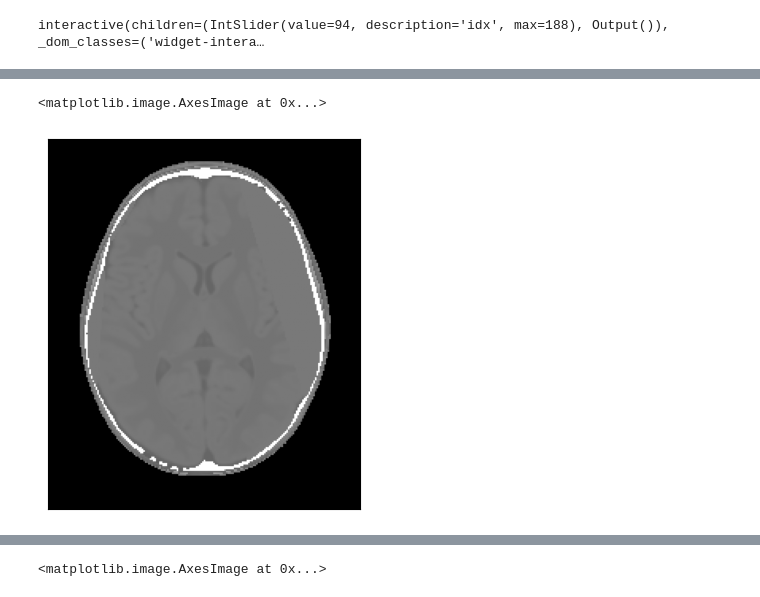
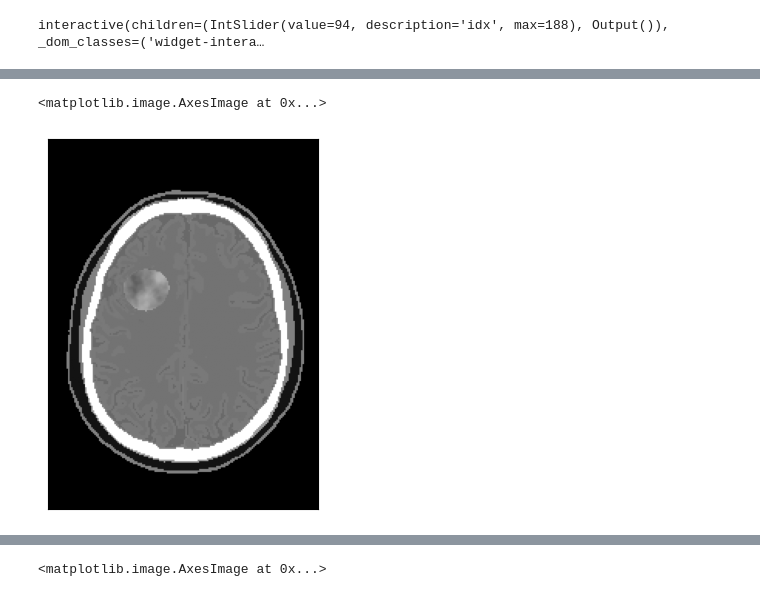
Before and after one commit to DIDSR/InSilicoICH, a Jupyter notebook: notebooks/01_phantoms.ipynb, the cells around one changed output, grey strips where cells are left out. Cells and saved outputs as stored; diff of their text form; code cells hidden in the pictures.

```diff
--- a/notebooks/01_phantoms.ipynb
+++ b/notebooks/01_phantoms.ipynb
@@ -228,0 +134,11 @@ interactive(children=(IntSlider(value=94, description='idx', max=188), Output())
+# %%
+phantom = available_phantoms['6.5 yr NIHPD Head']()
+phantom.insert_lesion('IPH', mass_effect=0.5, intensity=50, volume=2, complexity=3,
+                      smoothness=0.2, irregularity=0.5, eccentricity=0.6, edema=2,
+                      seed=1, texture_kwargs=dict(noise_type='perlin', contrast_std=1, scale=1))
+phantom.insert_lesion('IPH', mass_effect=0.5, intensity=50, volume=2, complexity=3,
+                      smoothness=0.2, irregularity=0.5, eccentricity=0.6, edema=2,
+                      seed=2, texture_kwargs=dict(noise_type='perlin', contrast_std=1, scale=4))
+phantom.insert_lesion('IPH', mass_effect=0.5, intensity=50, volume=2, complexity=3,
+                      smoothness=0.2, irregularity=0.5, eccentricity=0.6, edema=2,
+                      seed=3, texture_kwargs=dict(noise_type='perlin', contrast_std=1, scale=16))
@@ -229,9 +211,9 @@ interactive(children=(IntSlider(value=94, description='idx', max=188), Output())
 # %%
 from utils import ctshow
-ctshow(phantom._phantom[109])
+ctshow(phantom._phantom[67])
 # %% [output]
 <matplotlib.image.AxesImage at 0x...>
-[figure, old version]
+[figure, new version]
 # %%
 phantom = available_phantoms['38.0 yr MIDA Head']()
 phantom.resize(3*[240], mode='nearest')
```
Also changed, not shown: parts of 27 cells of this notebook, 6 other files.
